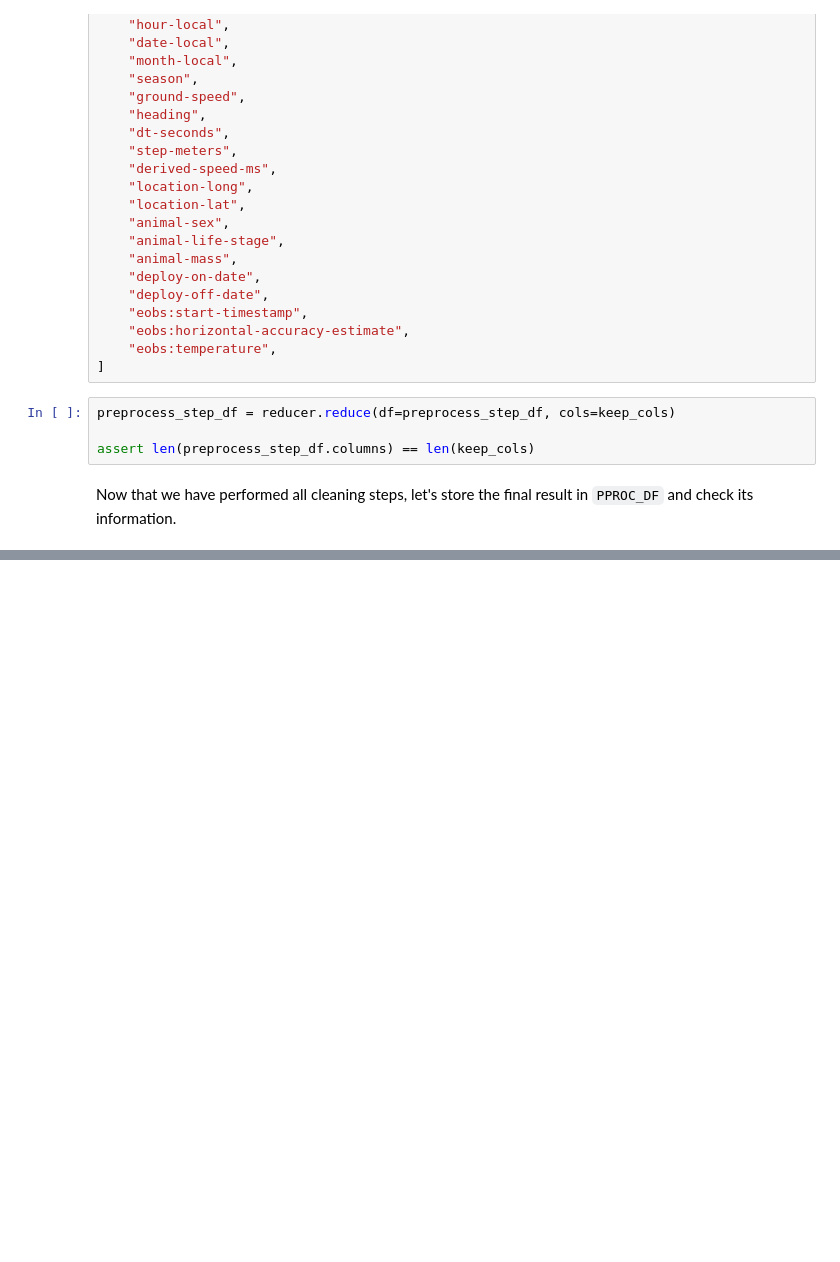
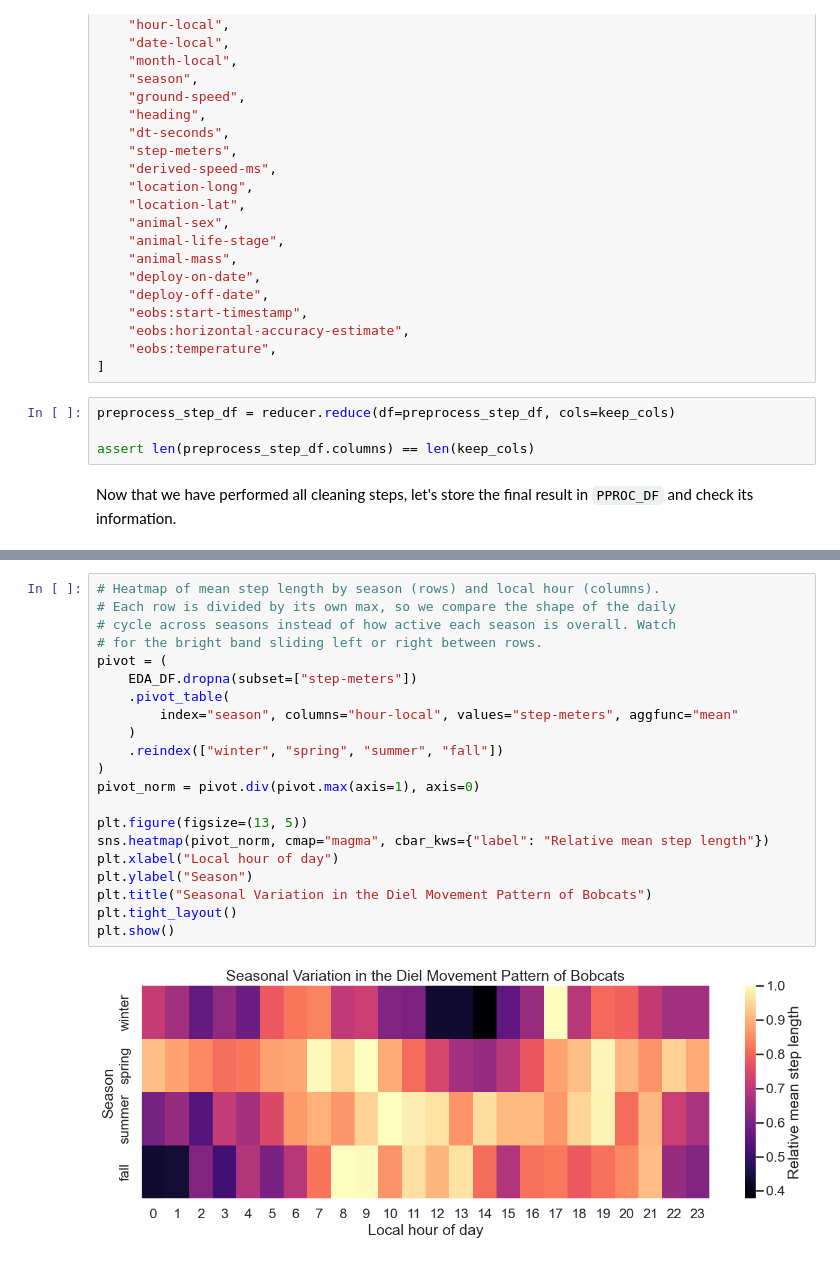
Before and after one commit to zrygan/animove, a Jupyter notebook: notebooks/data_processing.ipynb, the cells around one changed output, grey strips where cells are left out. Cells and saved outputs as stored; diff of their text form; blank space fills up the shorter version.

```diff
--- a/notebooks/data_processing.ipynb
+++ b/notebooks/data_processing.ipynb
@@ -494,0 +596,23 @@ The researcj questions?
+# %%
+# Heatmap of mean step length by season (rows) and local hour (columns).
+# Each row is divided by its own max, so we compare the shape of the daily
+# cycle across seasons instead of how active each season is overall. Watch
+# for the bright band sliding left or right between rows.
+pivot = (
+    EDA_DF.dropna(subset=["step-meters"])
+    .pivot_table(
+        index="season", columns="hour-local", values="step-meters", aggfunc="mean"
+    )
+    .reindex(["winter", "spring", "summer", "fall"])
+)
+pivot_norm = pivot.div(pivot.max(axis=1), axis=0)
+
+plt.figure(figsize=(13, 5))
+sns.heatmap(pivot_norm, cmap="magma", cbar_kws={"label": "Relative mean step length"})
+plt.xlabel("Local hour of day")
+plt.ylabel("Season")
+plt.title("Seasonal Variation in the Diel Movement Pattern of Bobcats")
+plt.tight_layout()
+plt.show()
+# %% [output]
+[figure, added]
```
Also changed, not shown: parts of 20 cells of this notebook.
